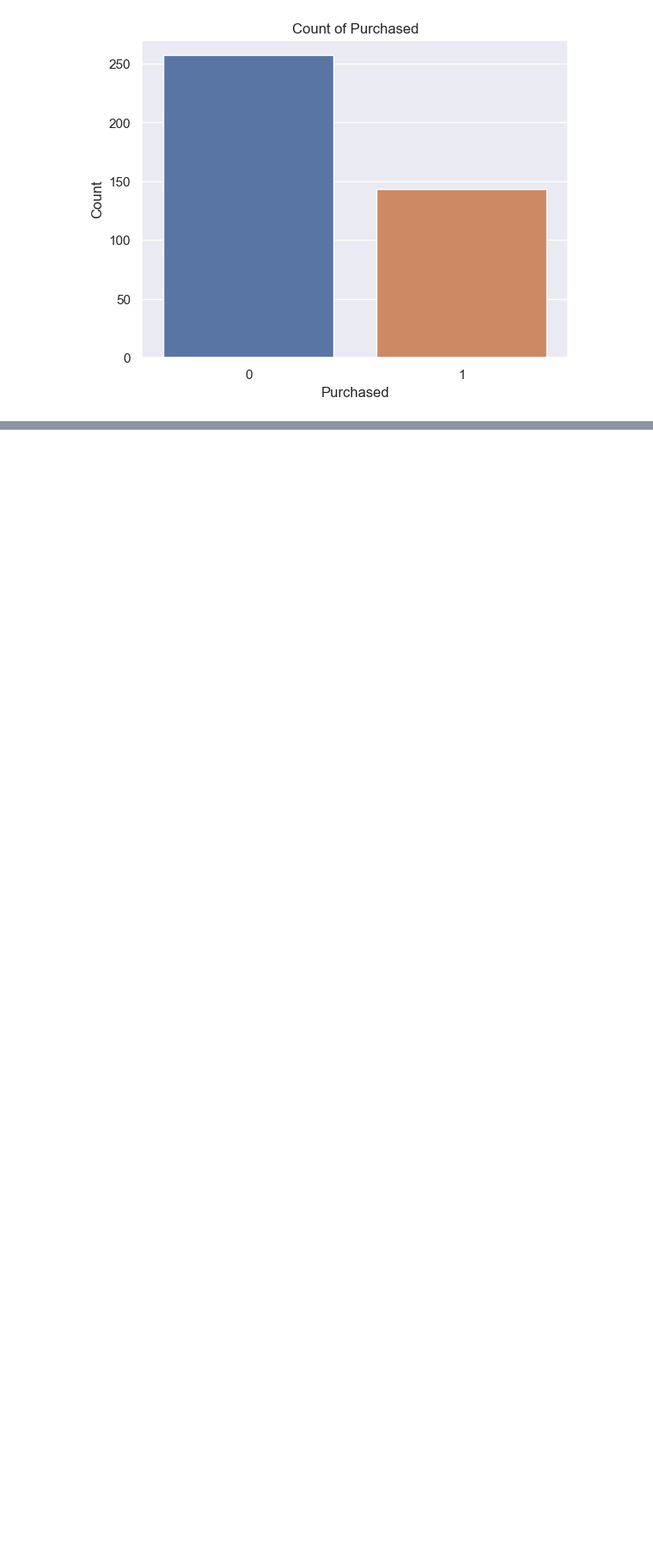
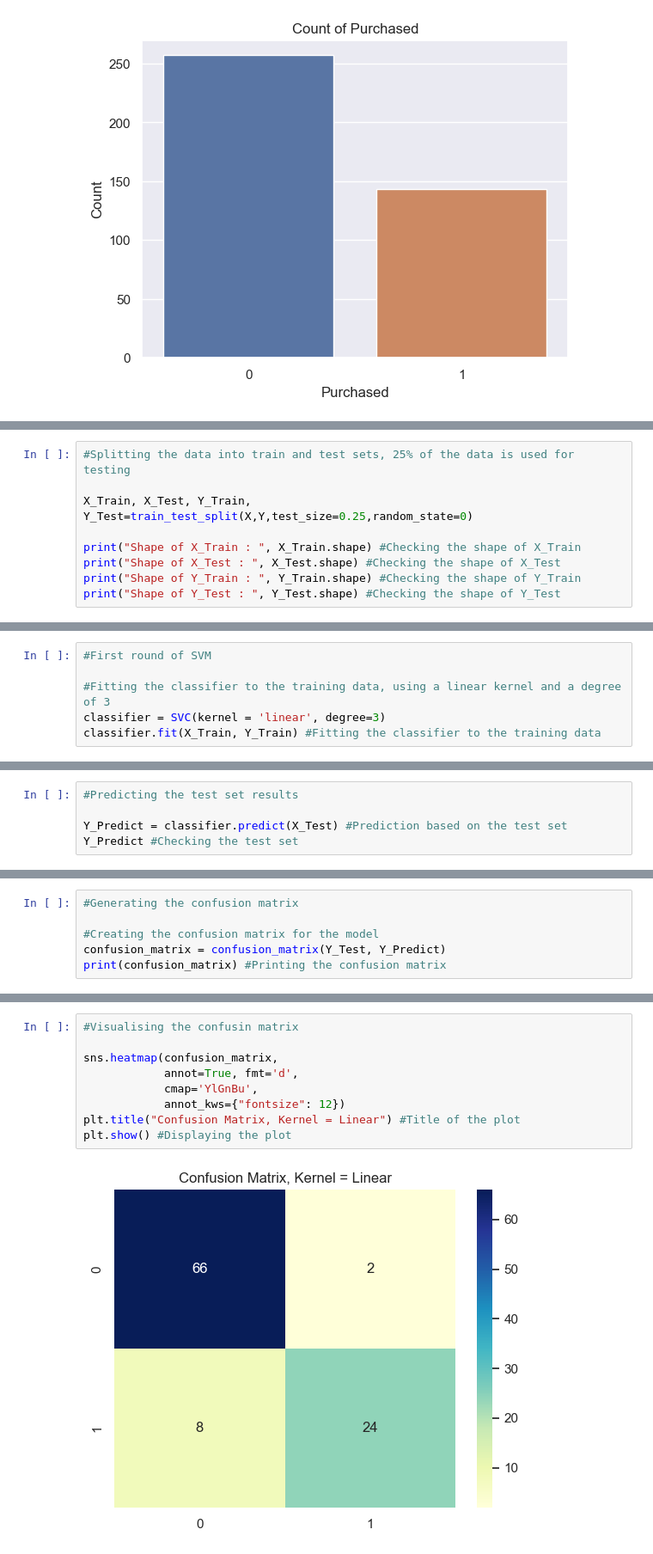
Before and after one commit to done9806/Support-Vector-Machine, a Jupyter notebook: Untitled-1.ipynb, the cells around one changed output, grey strips where cells are left out. Shown: that part at 86% size. Cells and saved outputs as stored; diff of their text form; blank space fills up the shorter version.

```diff
--- a/Untitled-1.ipynb
+++ b/Untitled-1.ipynb
@@ -166,0 +331,9 @@ plt.show() #Displaying the plot
+# %%
+#Splitting the data into train and test sets, 25% of the data is used for testing
+
+X_Train, X_Test, Y_Train, Y_Test=train_test_split(X,Y,test_size=0.25,random_state=0)
+
+print("Shape of X_Train : ", X_Train.shape) #Checking the shape of X_Train
+print("Shape of X_Test : ", X_Test.shape) #Checking the shape of X_Test
+print("Shape of Y_Train : ", Y_Train.shape) #Checking the shape of Y_Train
+print("Shape of Y_Test : ", Y_Test.shape) #Checking the shape of Y_Test
@@ -166,0 +347,6 @@ plt.show() #Displaying the plot
+# %%
+#First round of SVM
+
+#Fitting the classifier to the training data, using a linear kernel and a degree of 3
+classifier = SVC(kernel = 'linear', degree=3)
+classifier.fit(X_Train, Y_Train) #Fitting the classifier to the training data
@@ -166,0 +355,5 @@ plt.show() #Displaying the plot
+# %%
+#Predicting the test set results
+
+Y_Predict = classifier.predict(X_Test) #Prediction based on the test set
+Y_Predict #Checking the test set
@@ -166,0 +366,6 @@ plt.show() #Displaying the plot
+# %%
+#Generating the confusion matrix
+
+#Creating the confusion matrix for the model
+confusion_matrix = confusion_matrix(Y_Test, Y_Predict)
+print(confusion_matrix) #Printing the confusion matrix
@@ -166,0 +375,11 @@ plt.show() #Displaying the plot
+# %%
+#Visualising the confusin matrix
+
+sns.heatmap(confusion_matrix,
+            annot=True, fmt='d',
+            cmap='YlGnBu',
+            annot_kws={"fontsize": 12})
+plt.title("Confusion Matrix, Kernel = Linear") #Title of the plot
+plt.show() #Displaying the plot
+# %% [output]
+[figure, added]
```
Also changed, not shown: parts of 41 cells of this notebook.
